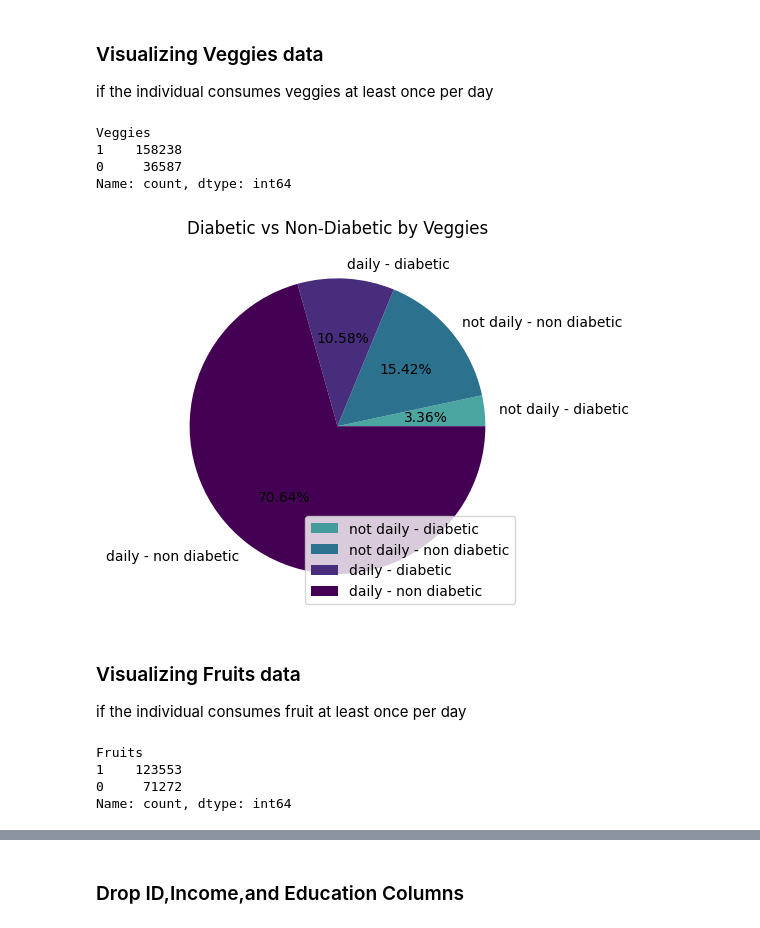
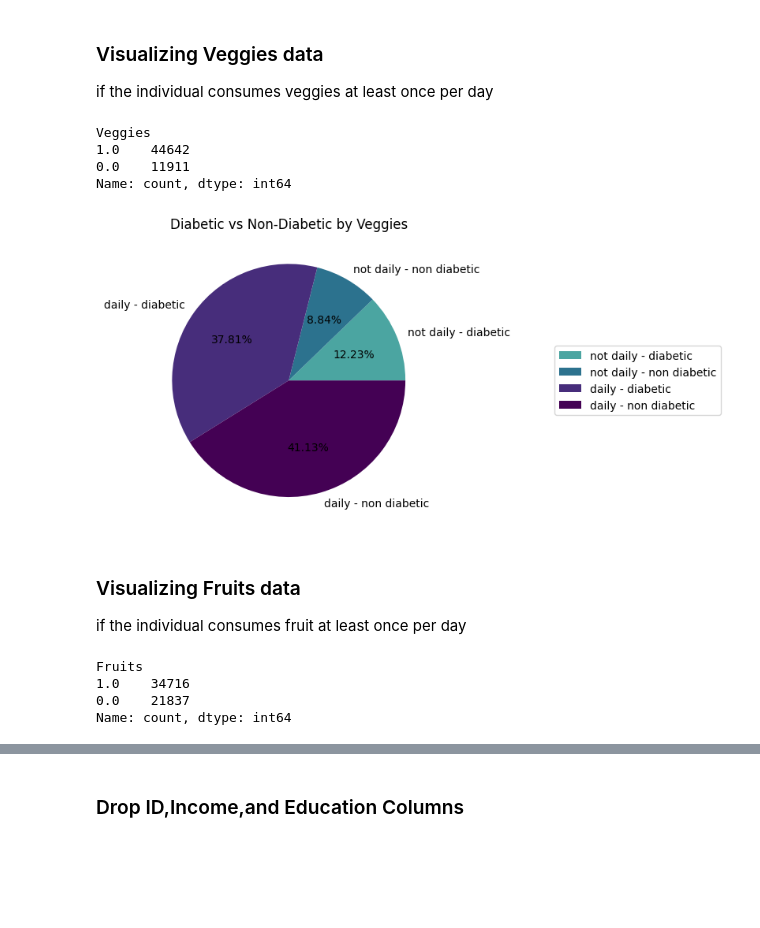
Before and after one commit to amjadAwad95/diabetes-prediction, a Jupyter notebook: src/EDA.ipynb, the cells around one changed output, grey strips where cells are left out. Saved outputs shown, nothing was run; the diff lists cells and outputs as text; code cells hidden in the pictures; blank space fills up the shorter version.

```diff
--- a/src/EDA.ipynb
+++ b/src/EDA.ipynb
@@ -8,15 +10,5 @@ import matplotlib.pyplot as plt
 # %% [markdown]
 ### Loading data
 # %%
-from datasets import get_dataset_split_names,load_dataset
-
-path="Bena345/cdc-diabetes-health-indicators"
-
-# To get how they split the data
-split_names=get_dataset_split_names(path)
-# Number train and test dataset
-train_size=10000
-test_size=5000
-
-diabetes=load_dataset(path,split=[f'{split_names[0]}[:]', f'{split_names[1]}[:]'])
-diabetes
+path="../data/diabetes.csv"
+diabetes_df=pd.read_csv(path)
@@ -32,6 +15,7 @@ diabetes
 # %% [markdown]
 ### splitting data
 # %%
-diabetes_train_dataframe=diabetes[0].to_pandas()
-diabetes_test_dataframe=diabetes[1].to_pandas()
+from sklearn.model_selection import train_test_split
+
+diabetes_train,diabetes_test=train_test_split(diabetes_df,test_size=0.2,random_state=42)
 # %%
@@ -415,30 +419,30 @@ plt.show()
 ### Visualizing Veggies data
 if the individual consumes veggies at least once per day
 # %%
-diabetes_train_dataframe["Veggies"].value_counts()
+diabetes_train["Veggies"].value_counts()
 # %% [output]
 Veggies
-1    158238
-0     36587
+1.0    44642
+0.0    11911
 Name: count, dtype: int64
 # %%
-grouped_by_veggies = diabetes_train_dataframe.groupby(["Veggies", "Diabetes_binary"]).size()
+grouped_by_veggies = diabetes_train.groupby(["Veggies", "Diabetes_binary"]).size()
 labels = ["not daily - diabetic", "not daily - non diabetic", "daily - diabetic", "daily - non diabetic"]
-nums = [grouped_by_veggies[0], grouped_by_veggies[1], grouped_by_veggies[2], grouped_by_veggies[3]]
+nums = [grouped_by_veggies[0][1], grouped_by_veggies[0][0], grouped_by_veggies[1][1], grouped_by_veggies[1][0]]
 plt.pie(nums, labels=labels, autopct='%0.2f%%', colors=["#21908CCF", "#2C728EFF", "#472D7BFF", "#440154FF"])
-plt.legend()
+plt.legend(loc="right",bbox_to_anchor=(1,0,1,1))
 plt.title("Diabetic vs Non-Diabetic by Veggies")
 plt.show()
 # %% [output]
-[figure, old version]
+[figure, new version]
 # %% [markdown]
 ### Visualizing Fruits data
 if the individual consumes fruit at least once per day
 # %%
-diabetes_train_dataframe["Fruits"].value_counts()
+diabetes_train["Fruits"].value_counts()
 # %% [output]
 Fruits
-1    123553
-0     71272
+1.0    34716
+0.0    21837
 Name: count, dtype: int64
 # %%
```
Also changed, not shown: parts of 49 cells of this notebook.
